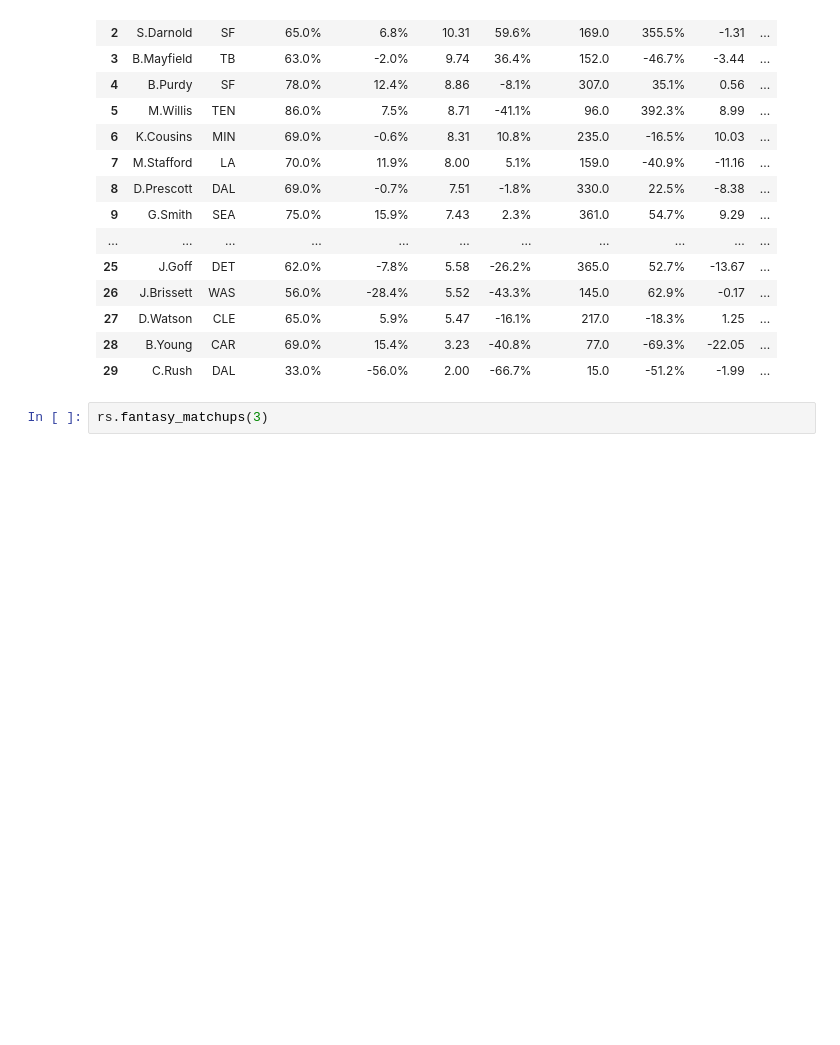
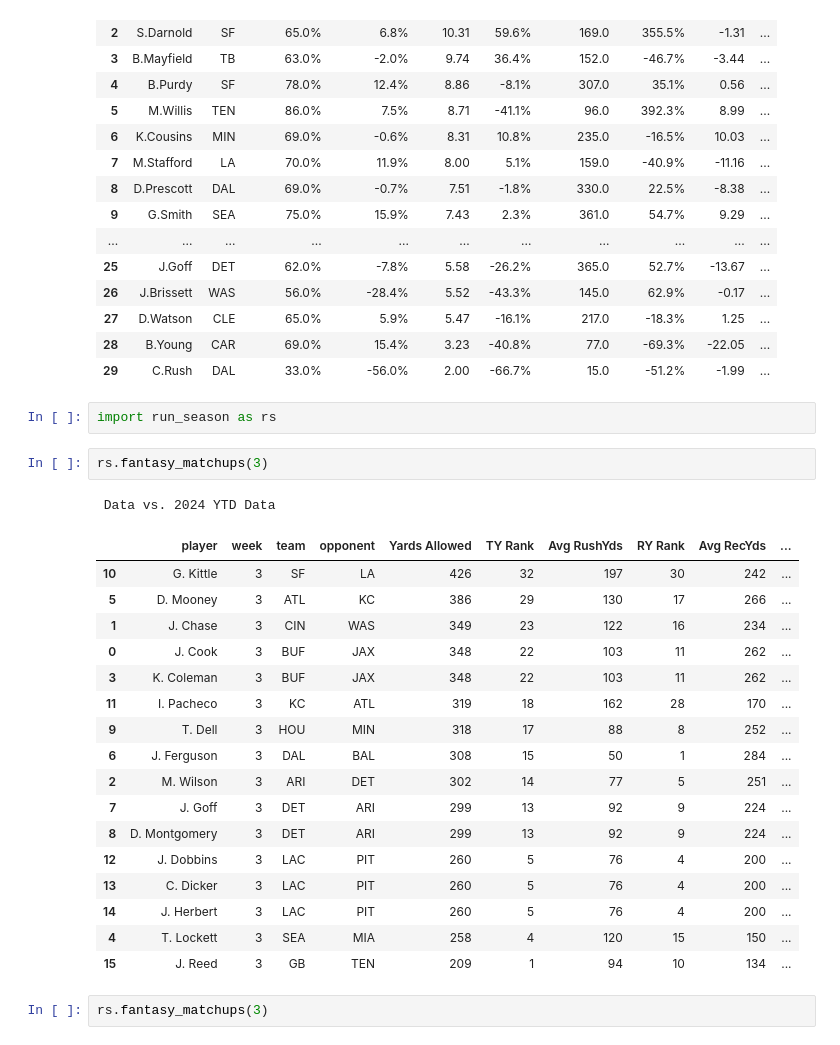
Before and after one commit to prestonf99/NFL-Fun, a Jupyter notebook: Library.ipynb, the cells around one changed output. Drawn from its saved outputs; the diff is of its cells as text; blank space fills up the shorter version.

Commit message:
Fantasy matchups: Live Data

```diff
--- a/Library.ipynb
+++ b/Library.ipynb
@@ -230,6 +230,29 @@ tb.qb_performance(2, sort='W2 YPA')
 | 27 | D.Watson | CLE | 65.0% | 5.9% | 5.47 | -16.1% | 217.0 | -18.3% | 1.25 | ... |
 | 28 | B.Young | CAR | 69.0% | 15.4% | 3.23 | -40.8% | 77.0 | -69.3% | -22.05 | ... |
 | 29 | C.Rush | DAL | 33.0% | -56.0% | 2.00 | -66.7% | 15.0 | -51.2% | -1.99 | ... |
+# %%
+import run_season as rs
+# %%
+rs.fantasy_matchups(3)
+# %% [output]
+ Data vs. 2024 YTD Data
+|  | player | week | team | opponent | Yards Allowed | TY Rank | Avg RushYds | RY Rank | Avg RecYds | ... |
+| 10 | G. Kittle | 3 | SF | LA | 426 | 32 | 197 | 30 | 242 | ... |
+| 5 | D. Mooney | 3 | ATL | KC | 386 | 29 | 130 | 17 | 266 | ... |
+| 1 | J. Chase | 3 | CIN | WAS | 349 | 23 | 122 | 16 | 234 | ... |
+| 0 | J. Cook | 3 | BUF | JAX | 348 | 22 | 103 | 11 | 262 | ... |
+| 3 | K. Coleman | 3 | BUF | JAX | 348 | 22 | 103 | 11 | 262 | ... |
+| 11 | I. Pacheco | 3 | KC | ATL | 319 | 18 | 162 | 28 | 170 | ... |
+| 9 | T. Dell | 3 | HOU | MIN | 318 | 17 | 88 | 8 | 252 | ... |
+| 6 | J. Ferguson | 3 | DAL | BAL | 308 | 15 | 50 | 1 | 284 | ... |
+| 2 | M. Wilson | 3 | ARI | DET | 302 | 14 | 77 | 5 | 251 | ... |
+| 7 | J. Goff | 3 | DET | ARI | 299 | 13 | 92 | 9 | 224 | ... |
+| 8 | D. Montgomery | 3 | DET | ARI | 299 | 13 | 92 | 9 | 224 | ... |
+| 12 | J. Dobbins | 3 | LAC | PIT | 260 | 5 | 76 | 4 | 200 | ... |
+| 13 | C. Dicker | 3 | LAC | PIT | 260 | 5 | 76 | 4 | 200 | ... |
+| 14 | J. Herbert | 3 | LAC | PIT | 260 | 5 | 76 | 4 | 200 | ... |
+| 4 | T. Lockett | 3 | SEA | MIA | 258 | 4 | 120 | 15 | 150 | ... |
+| 15 | J. Reed | 3 | GB | TEN | 209 | 1 | 94 | 10 | 134 | ... |
 # %%
 rs.fantasy_matchups(3)
 # %% [output]
```
Also changed, not shown: 2 other files.
